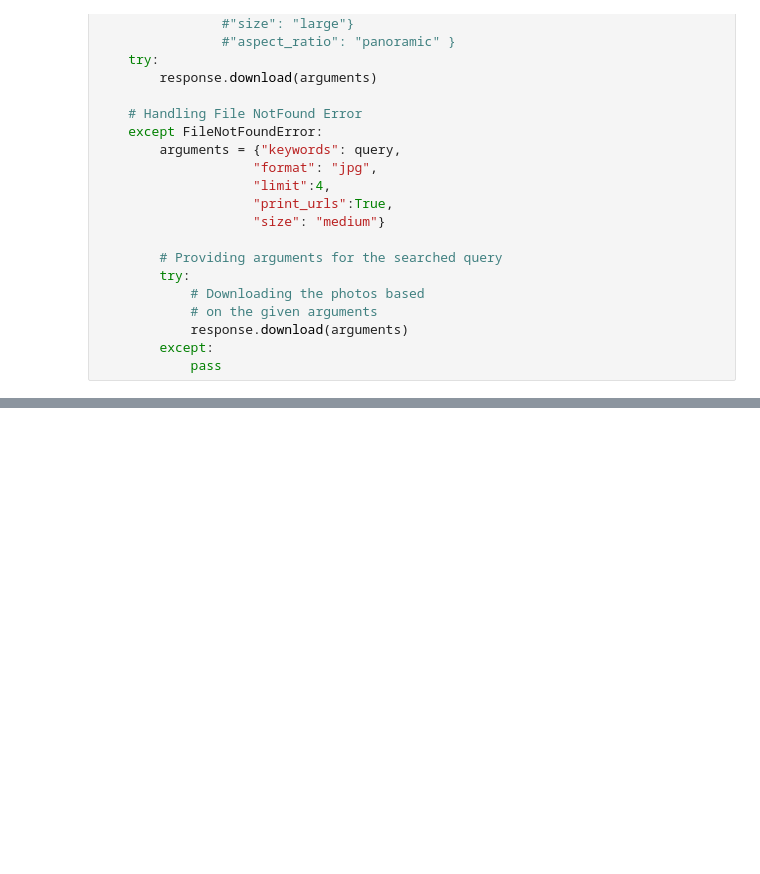
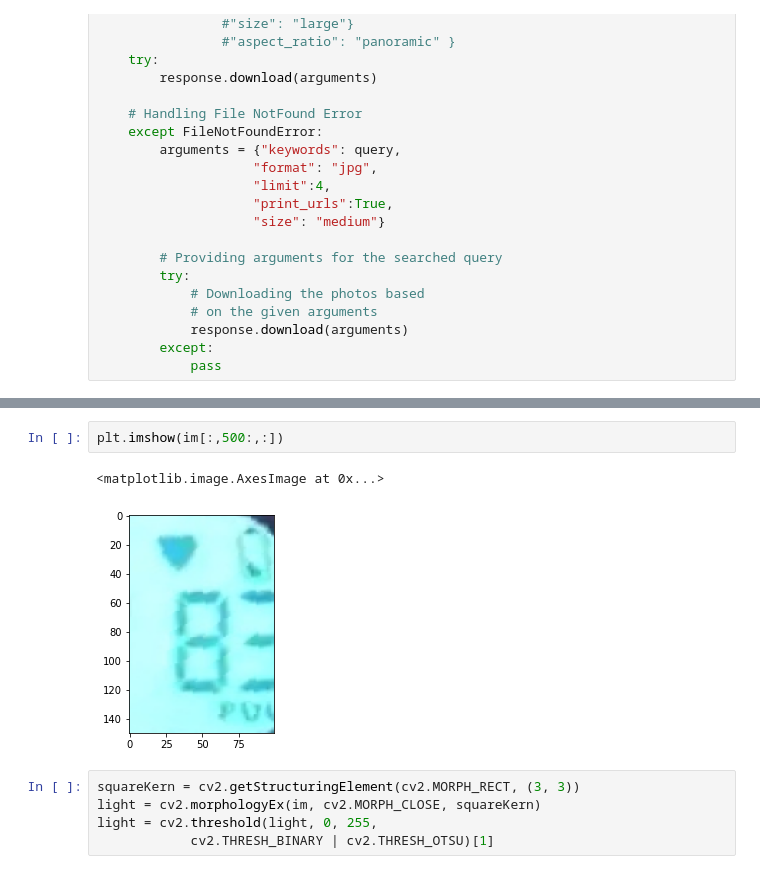
Before and after one commit to v-vietlq4/vietocr, a Jupyter notebook: crawldata.ipynb, the cells around one changed output, grey strips where cells are left out. Cells and saved outputs as stored; diff of their text form; blank space fills up the shorter version.

```diff
--- a/crawldata.ipynb
+++ b/crawldata.ipynb
@@ -48,0 +71,10 @@ Errors: 0
+# %%
+plt.imshow(im[:,500:,:])
+# %% [output]
+<matplotlib.image.AxesImage at 0x...>
+[figure, added]
+# %%
+squareKern = cv2.getStructuringElement(cv2.MORPH_RECT, (3, 3))
+light = cv2.morphologyEx(im, cv2.MORPH_CLOSE, squareKern)
+light = cv2.threshold(light, 0, 255,
+			cv2.THRESH_BINARY | cv2.THRESH_OTSU)[1]
```
Also changed, not shown: parts of 16 cells of this notebook, 27 other files.
